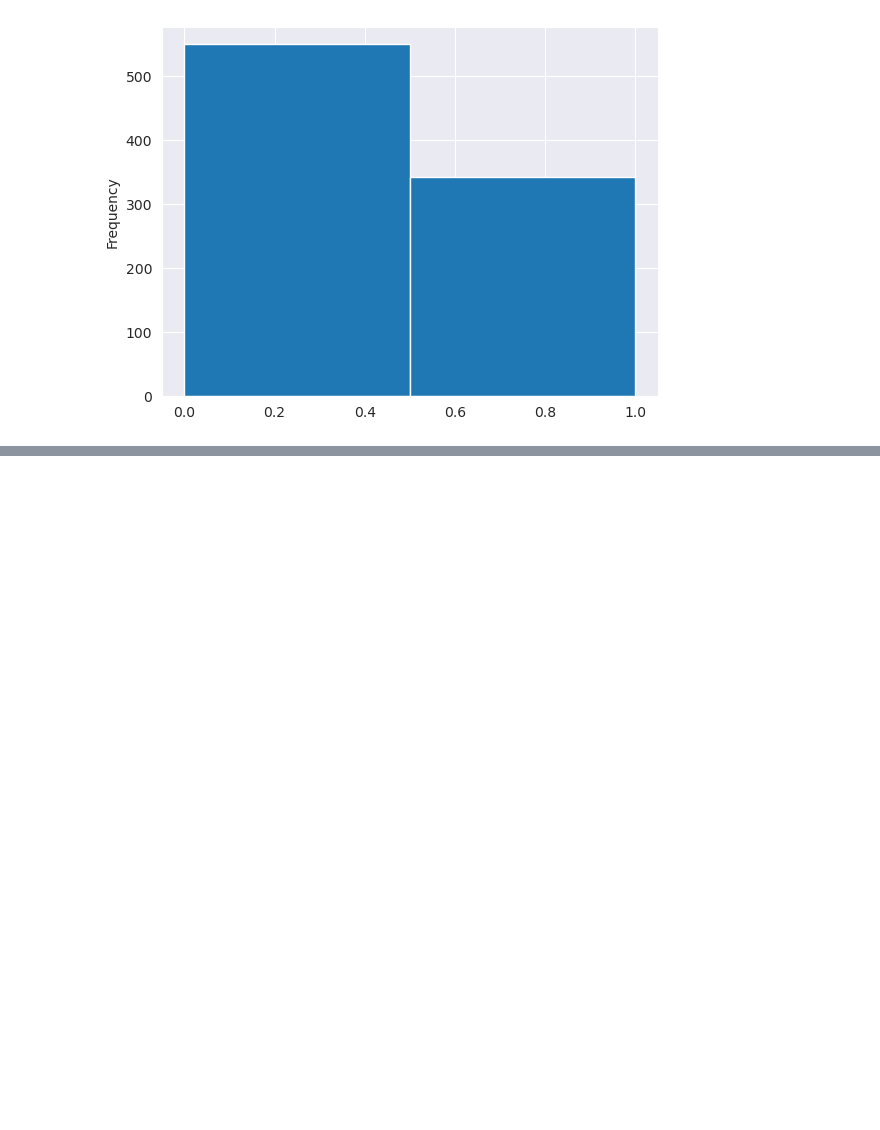
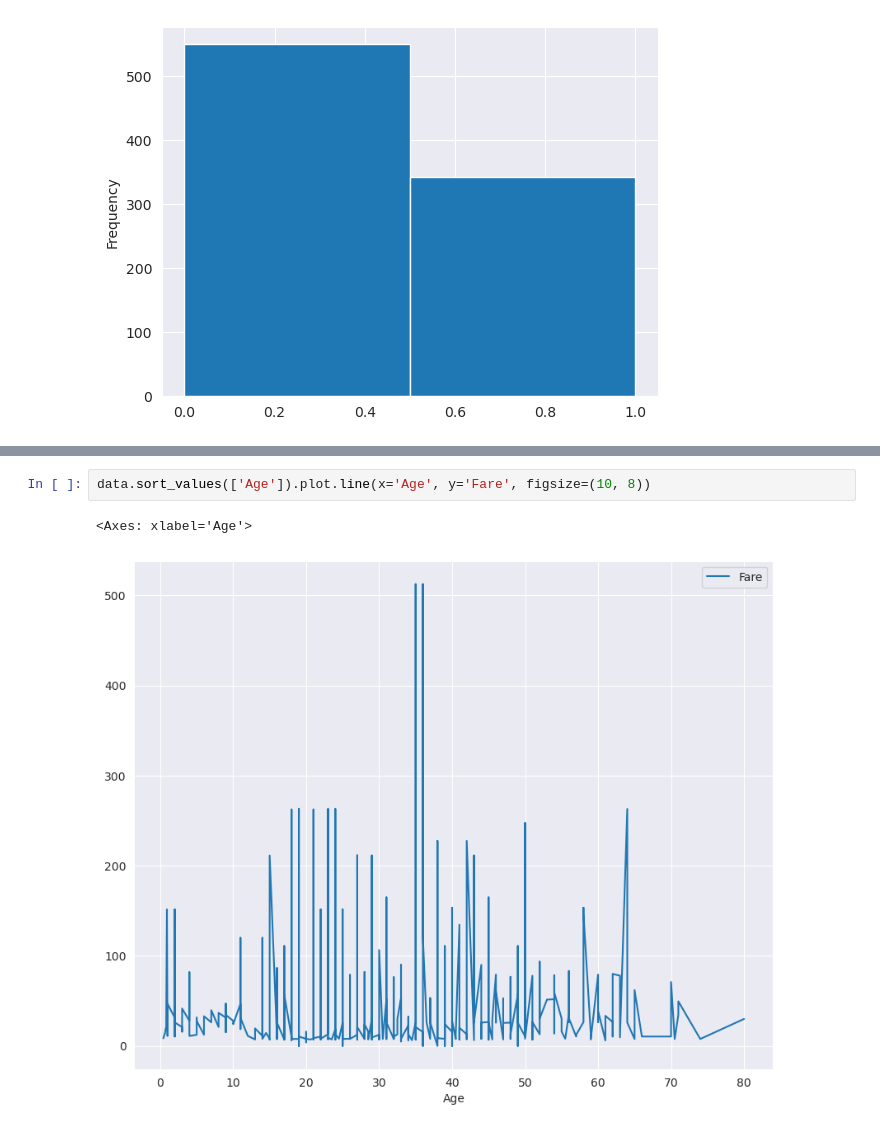
Before and after one commit to MDVR9980/DataScience, a Jupyter notebook: Vis/Vis_001.ipynb, the cells around one changed output, grey strips where cells are left out. Drawn from its saved outputs; the diff is of its cells as text; blank space fills up the shorter version.

```diff
--- a/Vis/Vis_001.ipynb
+++ b/Vis/Vis_001.ipynb
@@ -43,0 +49,5 @@ data['Survived'].plot(kind='hist', bins=2)
+# %%
+data.sort_values(['Age']).plot.line(x='Age', y='Fare', figsize=(10, 8))
+# %% [output]
+<Axes: xlabel='Age'>
+[figure, added]
```
Also changed, not shown: parts of 5 cells of this notebook.
